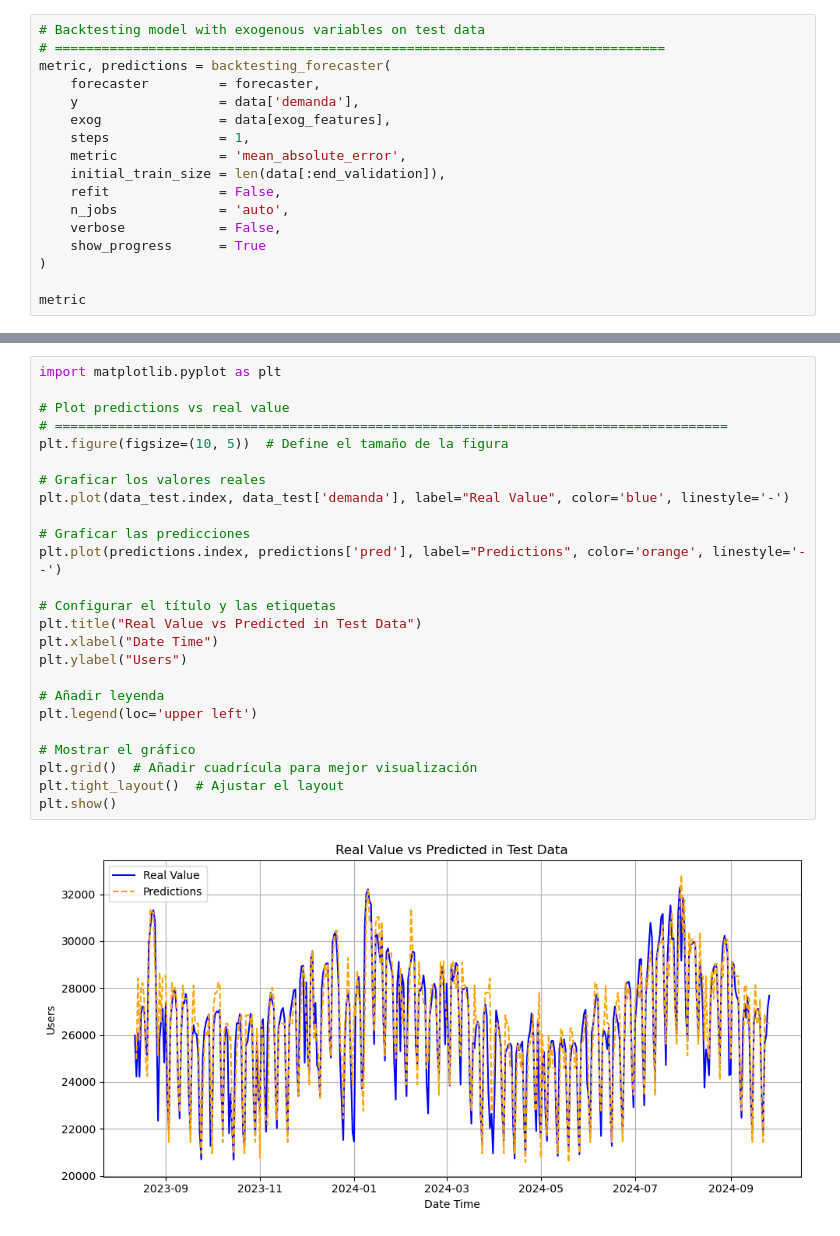
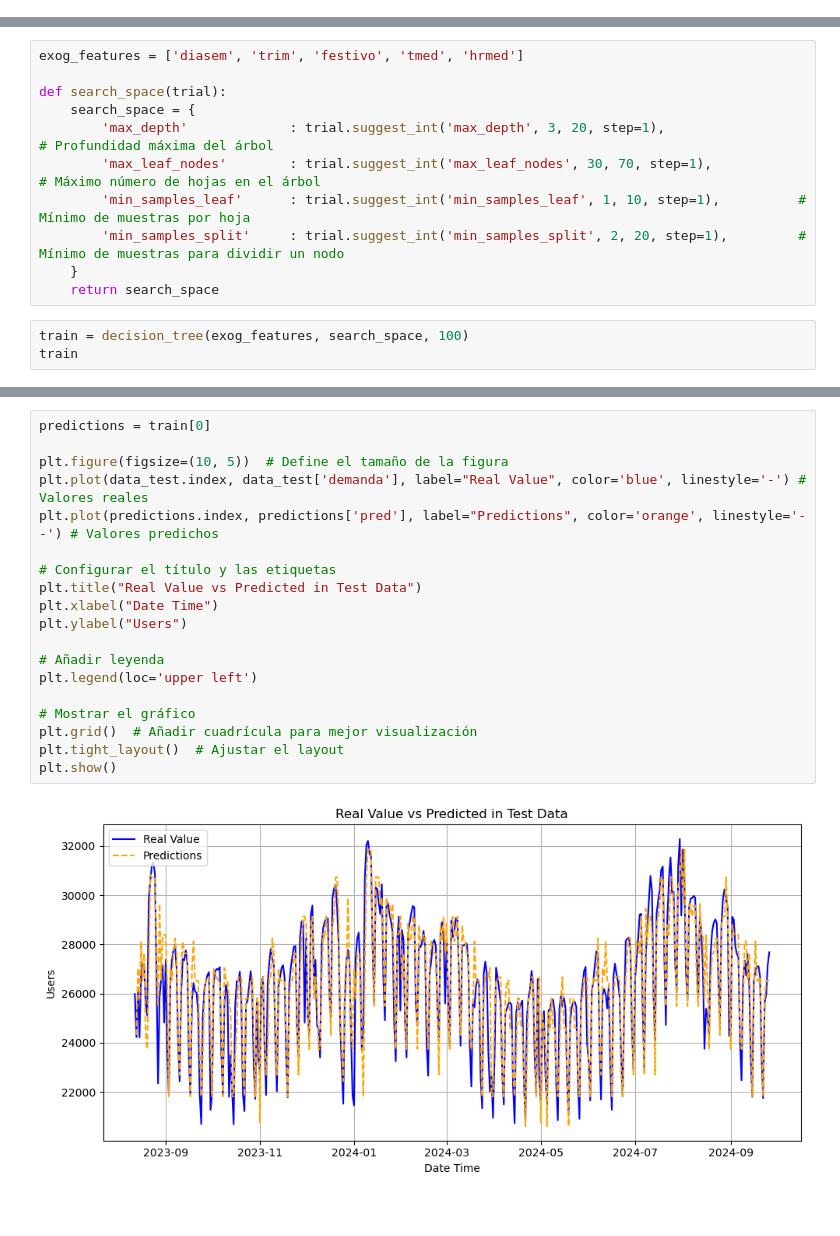
Before and after one commit to gvn2001/TFM_DemandaElectrica, a Jupyter notebook: entrenamiento_modelos/modelos_arboles_decision.ipynb, the cells around one changed output, grey strips where cells are left out. Cells and saved outputs as stored; diff of their text form.

```diff
--- a/entrenamiento_modelos/modelos_arboles_decision.ipynb
+++ b/entrenamiento_modelos/modelos_arboles_decision.ipynb
@@ -134,17 +35,0 @@ best_lags = results_search['lags'].iat[0]
-# %%
-# Backtesting model with exogenous variables on test data
-# ==============================================================================
-metric, predictions = backtesting_forecaster(
-    forecaster         = forecaster,
-    y                  = data['demanda'],
-    exog               = data[exog_features],
-    steps              = 1,
-    metric             = 'mean_absolute_error',
-    initial_train_size = len(data[:end_validation]),
-    refit              = False,
-    n_jobs             = 'auto',
-    verbose            = False,
-    show_progress      = True
-)
-
-metric
@@ -153,0 +80,14 @@ metric
+# %%
+exog_features = ['diasem', 'trim', 'festivo', 'tmed', 'hrmed']
+
+def search_space(trial):
+    search_space = {
+        'max_depth'             : trial.suggest_int('max_depth', 3, 20, step=1),                  # Profundidad máxima del árbol
+        'max_leaf_nodes'        : trial.suggest_int('max_leaf_nodes', 30, 70, step=1),            # Máximo número de hojas en el árbol
+        'min_samples_leaf'      : trial.suggest_int('min_samples_leaf', 1, 10, step=1),          # Mínimo de muestras por hoja
+        'min_samples_split'     : trial.suggest_int('min_samples_split', 2, 20, step=1),         # Mínimo de muestras para dividir un nodo
+    }
+    return search_space
+# %%
+train = decision_tree(exog_features, search_space, 100)
+train
@@ -154,27 +121,21 @@ metric
 # %%
-import matplotlib.pyplot as plt
+predictions = train[0]
 
-# Plot predictions vs real value
-# ======================================================================================
 plt.figure(figsize=(10, 5))  # Define el tamaño de la figura
-
-# Graficar los valores reales
-plt.plot(data_test.index, data_test['demanda'], label="Real Value", color='blue', linestyle='-')
-
-# Graficar las predicciones
-plt.plot(predictions.index, predictions['pred'], label="Predictions", color='orange', linestyle='--')
+plt.plot(data_test.index, data_test['demanda'], label="Real Value", color='blue', linestyle='-') # Valores reales
+plt.plot(predictions.index, predictions['pred'], label="Predictions", color='orange', linestyle='--') # Valores predichos
 
 # Configurar el título y las etiquetas
 plt.title("Real Value vs Predicted in Test Data")
 plt.xlabel("Date Time")
 plt.ylabel("Users")
 
 # Añadir leyenda
 plt.legend(loc='upper left')
 
 # Mostrar el gráfico
 plt.grid()  # Añadir cuadrícula para mejor visualización
 plt.tight_layout()  # Ajustar el layout
 plt.show()
 # %% [output]
-[figure, old version]
+[figure, new version]
```
Also changed, not shown: parts of 15 cells of this notebook, 15 other files.
